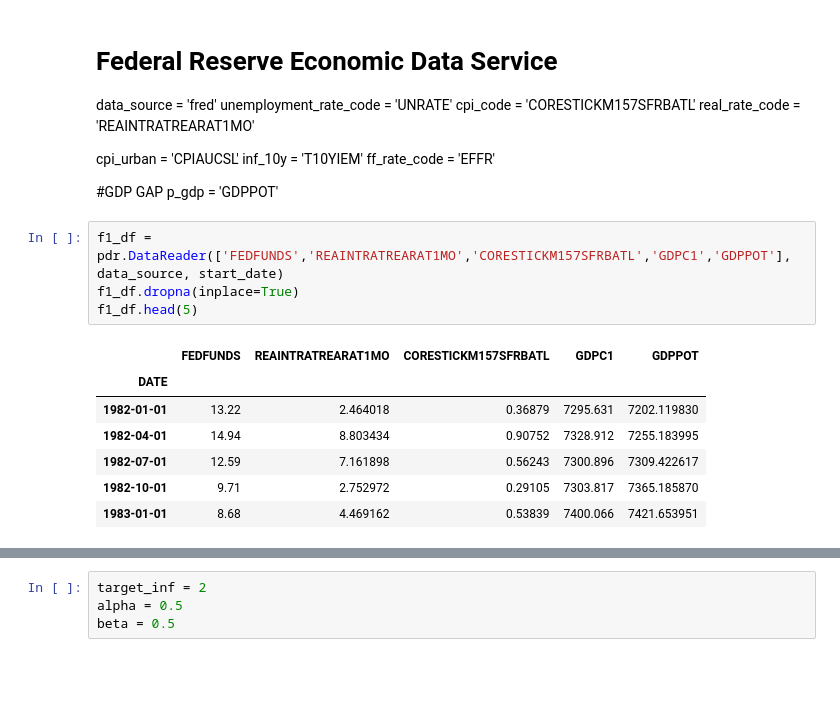
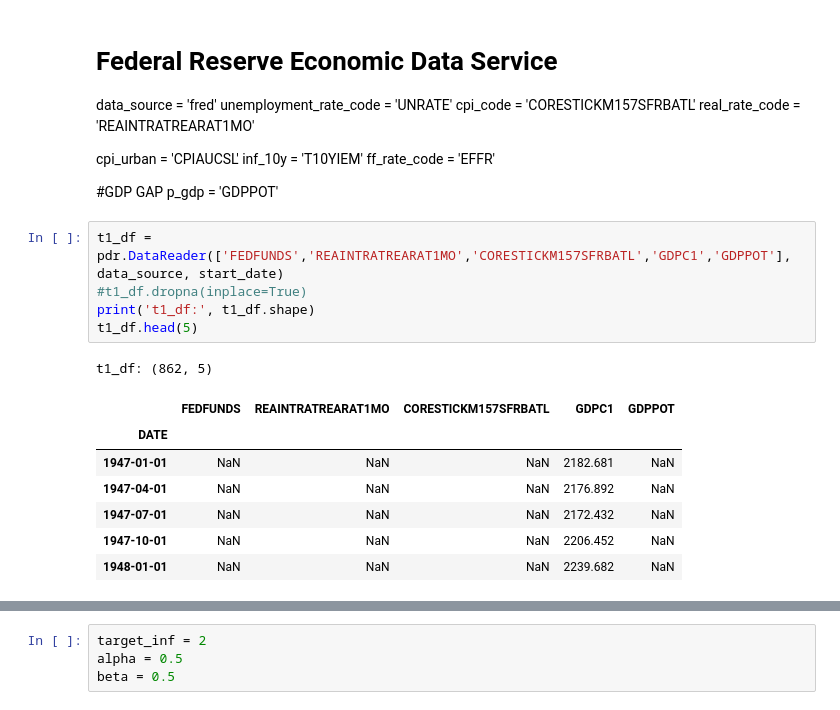
Before and after one commit to dsimband/DATA698, a Jupyter notebook: DATA698_Taylor_Rule_v1.ipynb, the cells around one changed output, grey strips where cells are left out. Cells and saved outputs as stored; diff of their text form; blank space fills up the shorter version.

```diff
--- a/DATA698_Taylor_Rule_v1.ipynb
+++ b/DATA698_Taylor_Rule_v1.ipynb
@@ -247,14 +247,16 @@ ff_rate_code = 'EFFR'
 #GDP GAP
 p_gdp = 'GDPPOT'
 # %%
-f1_df = pdr.DataReader(['FEDFUNDS','REAINTRATREARAT1MO','CORESTICKM157SFRBATL','GDPC1','GDPPOT'], data_source, start_date)
-f1_df.dropna(inplace=True)
-f1_df.head(5)
+t1_df = pdr.DataReader(['FEDFUNDS','REAINTRATREARAT1MO','CORESTICKM157SFRBATL','GDPC1','GDPPOT'], data_source, start_date)
+#t1_df.dropna(inplace=True)
+print('t1_df:', t1_df.shape)
+t1_df.head(5)
 # %% [output]
+t1_df: (862, 5)
 |  | FEDFUNDS | REAINTRATREARAT1MO | CORESTICKM157SFRBATL | GDPC1 | GDPPOT |
 | DATE |  |  |  |  |  |
-| 1982-01-01 | 13.22 | 2.464018 | 0.36879 | 7295.631 | 7202.119830 |
-| 1982-04-01 | 14.94 | 8.803434 | 0.90752 | 7328.912 | 7255.183995 |
-| 1982-07-01 | 12.59 | 7.161898 | 0.56243 | 7300.896 | 7309.422617 |
-| 1982-10-01 | 9.71 | 2.752972 | 0.29105 | 7303.817 | 7365.185870 |
-| 1983-01-01 | 8.68 | 4.469162 | 0.53839 | 7400.066 | 7421.653951 |
+| 1947-01-01 | NaN | NaN | NaN | 2182.681 | NaN |
+| 1947-04-01 | NaN | NaN | NaN | 2176.892 | NaN |
+| 1947-07-01 | NaN | NaN | NaN | 2172.432 | NaN |
+| 1947-10-01 | NaN | NaN | NaN | 2206.452 | NaN |
+| 1948-01-01 | NaN | NaN | NaN | 2239.682 | NaN |
```
Also changed, not shown: parts of 10 cells of this notebook, 6 other files.
